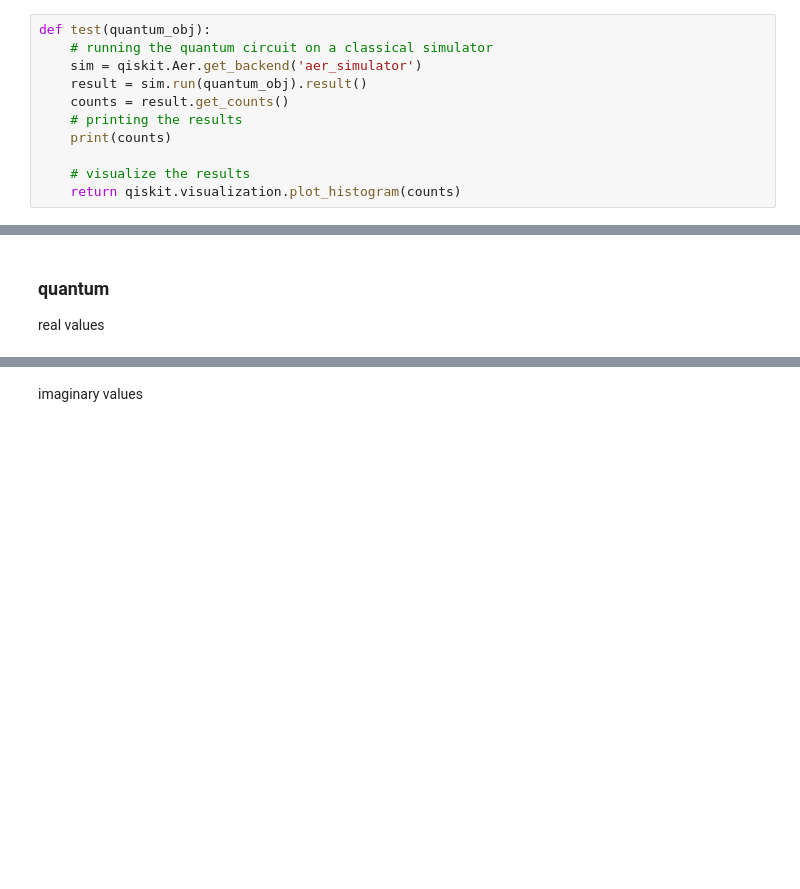
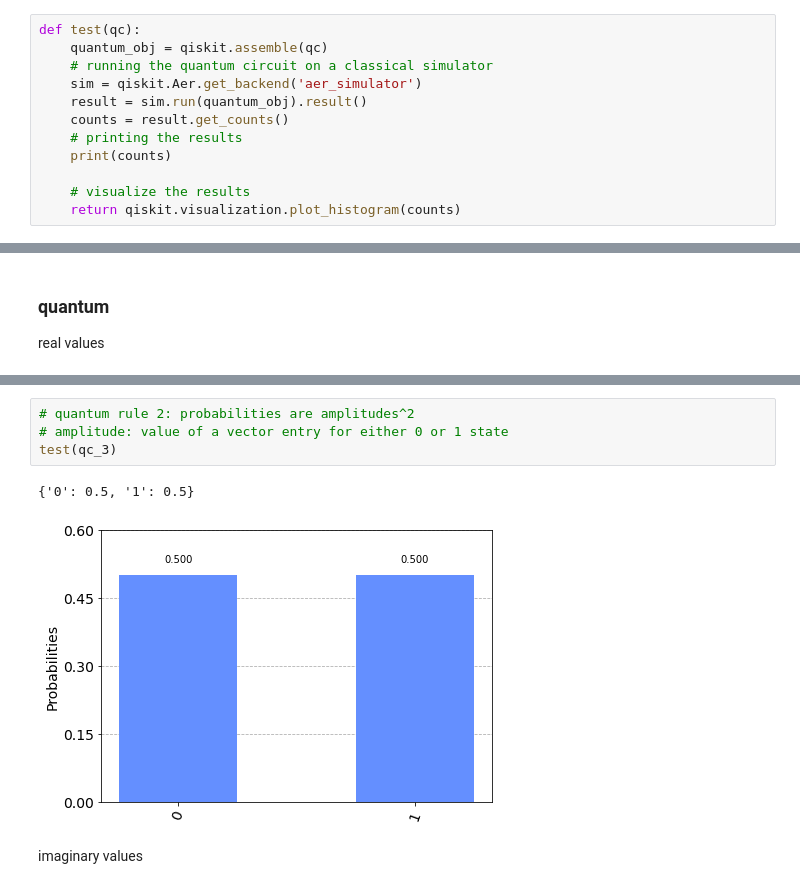
Before and after one commit to croppers/quantum_computing_workshop, a Jupyter notebook: 4 - Initializing Quantum States (key).ipynb, the cells around one changed output, grey strips where cells are left out. Saved outputs shown, nothing was run; the diff lists cells and outputs as text; blank space fills up the shorter version.

```diff
--- a/4 - Initializing Quantum States (key).ipynb
+++ b/4 - Initializing Quantum States (key).ipynb
@@ -2,7 +2,8 @@
 import qiskit
 import numpy as np
 # %%
-def test(quantum_obj):
+def test(qc):
+    quantum_obj = qiskit.assemble(qc)
     # running the quantum circuit on a classical simulator
     sim = qiskit.Aer.get_backend('aer_simulator')
     result = sim.run(quantum_obj).result()
@@ -59,2 +70,9 @@ real values
+# %%
+# quantum rule 2: probabilities are amplitudes^2
+# amplitude: value of a vector entry for either 0 or 1 state
+test(qc_3)
+# %% [output]
+{'0': 0.5, '1': 0.5}
+[figure, added]
 # %% [markdown]
 imaginary values
```
Also changed, not shown: parts of 7 cells of this notebook.
